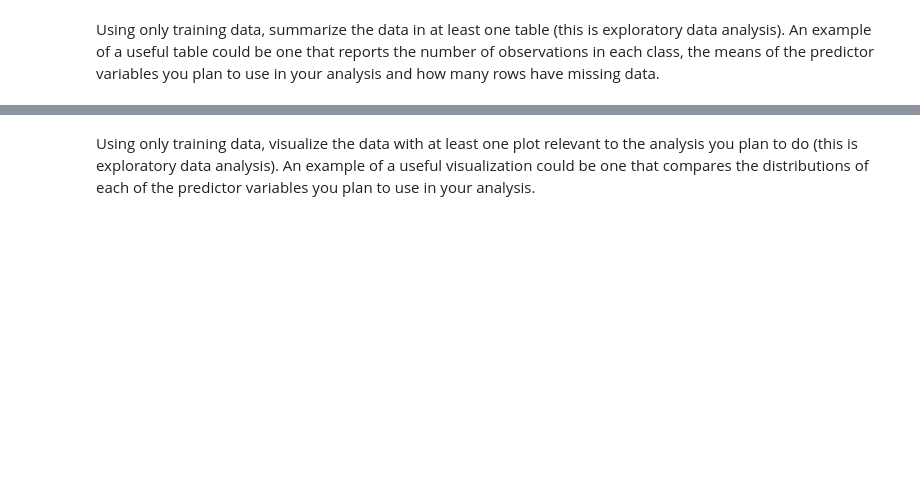
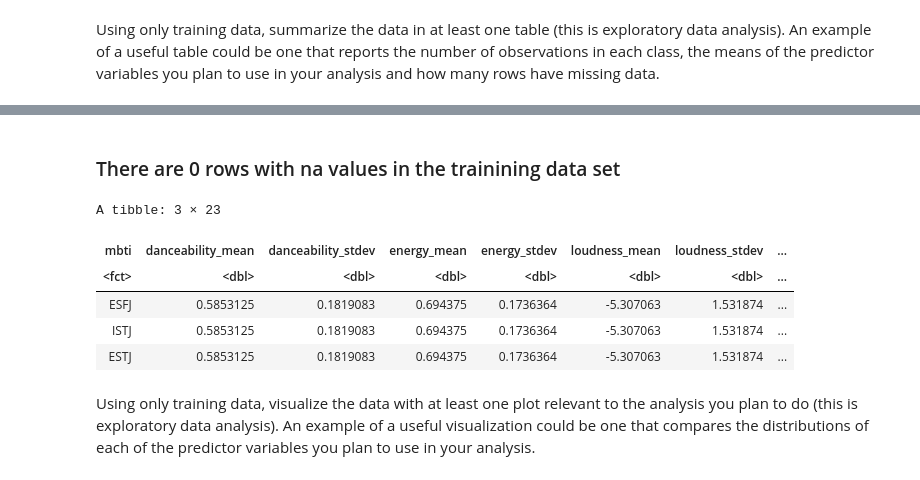
Before and after one commit to ccliang4/dsci-100-2022w1-sec-005-group-28, a Jupyter notebook: Group Project Proposal.ipynb, the cells around one changed output, grey strips where cells are left out. Drawn from its saved outputs; the diff is of its cells as text; code cells hidden in the pictures; blank space fills up the shorter version.

```diff
--- a/Group Project Proposal.ipynb
+++ b/Group Project Proposal.ipynb
@@ -130,3 +212,15 @@ A tibble: 16 × 2
+# %% [markdown]
+### There are 0 rows with na values in the trainining data set
+# %%
+# check NA value
+filter(spotify_mbti_train, danceability_mean == 0.5853125)
+# %% [output]
+A tibble: 3 × 23
+| mbti | danceability_mean | danceability_stdev | energy_mean | energy_stdev | loudness_mean | loudness_stdev | ... |
+| <fct> | <dbl> | <dbl> | <dbl> | <dbl> | <dbl> | <dbl> | ... |
+| ESFJ | 0.5853125 | 0.1819083 | 0.694375 | 0.1736364 | -5.307063 | 1.531874 | ... |
+| ISTJ | 0.5853125 | 0.1819083 | 0.694375 | 0.1736364 | -5.307063 | 1.531874 | ... |
+| ESTJ | 0.5853125 | 0.1819083 | 0.694375 | 0.1736364 | -5.307063 | 1.531874 | ... |
 # %% [markdown]
 Using only training data, visualize the data with at least one plot relevant to the analysis you plan to do (this is exploratory data analysis). An example of a useful visualization could be one that compares the distributions of each of the predictor variables you plan to use in your analysis.
 # %%
```
Also changed, not shown: parts of 10 cells of this notebook.
